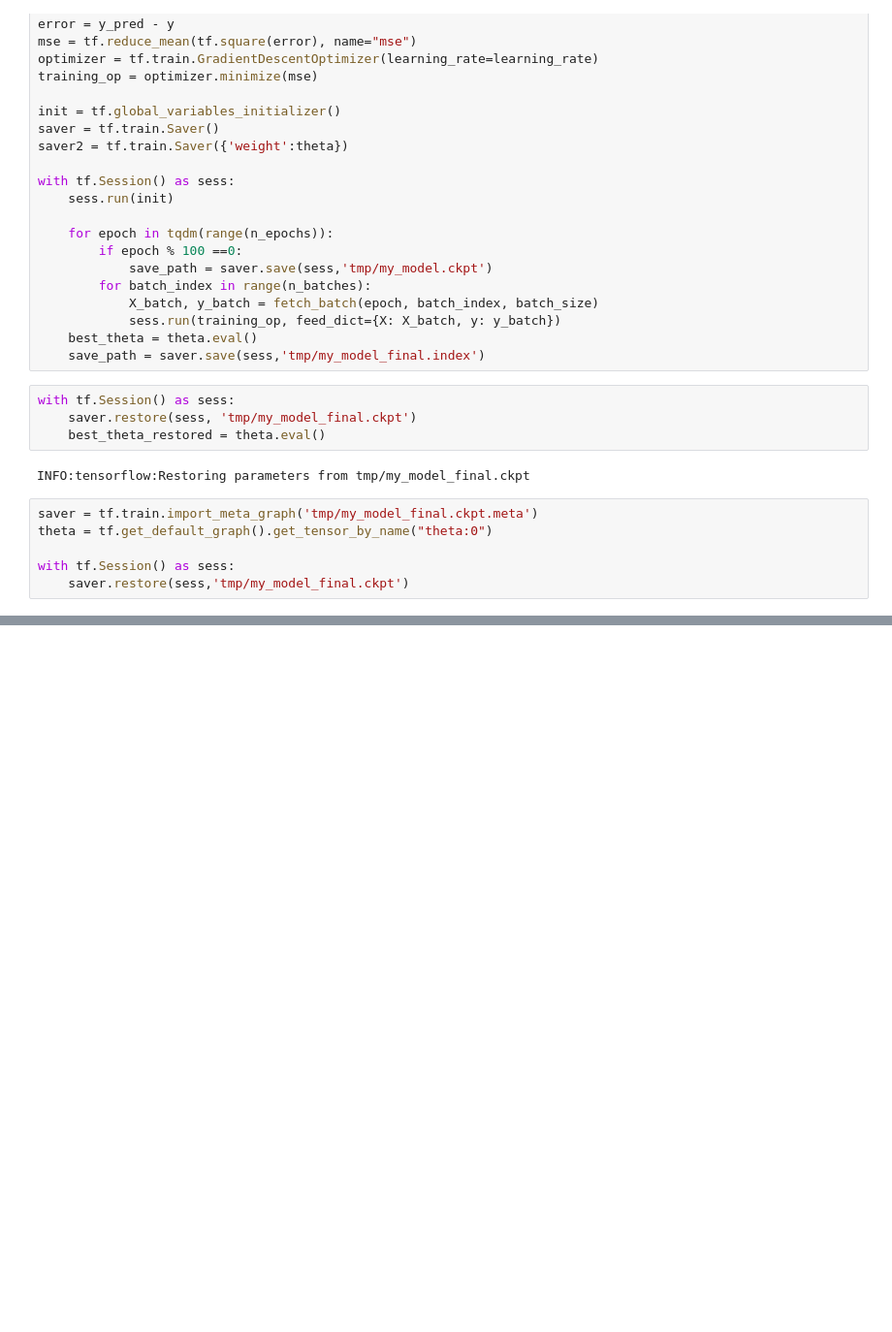
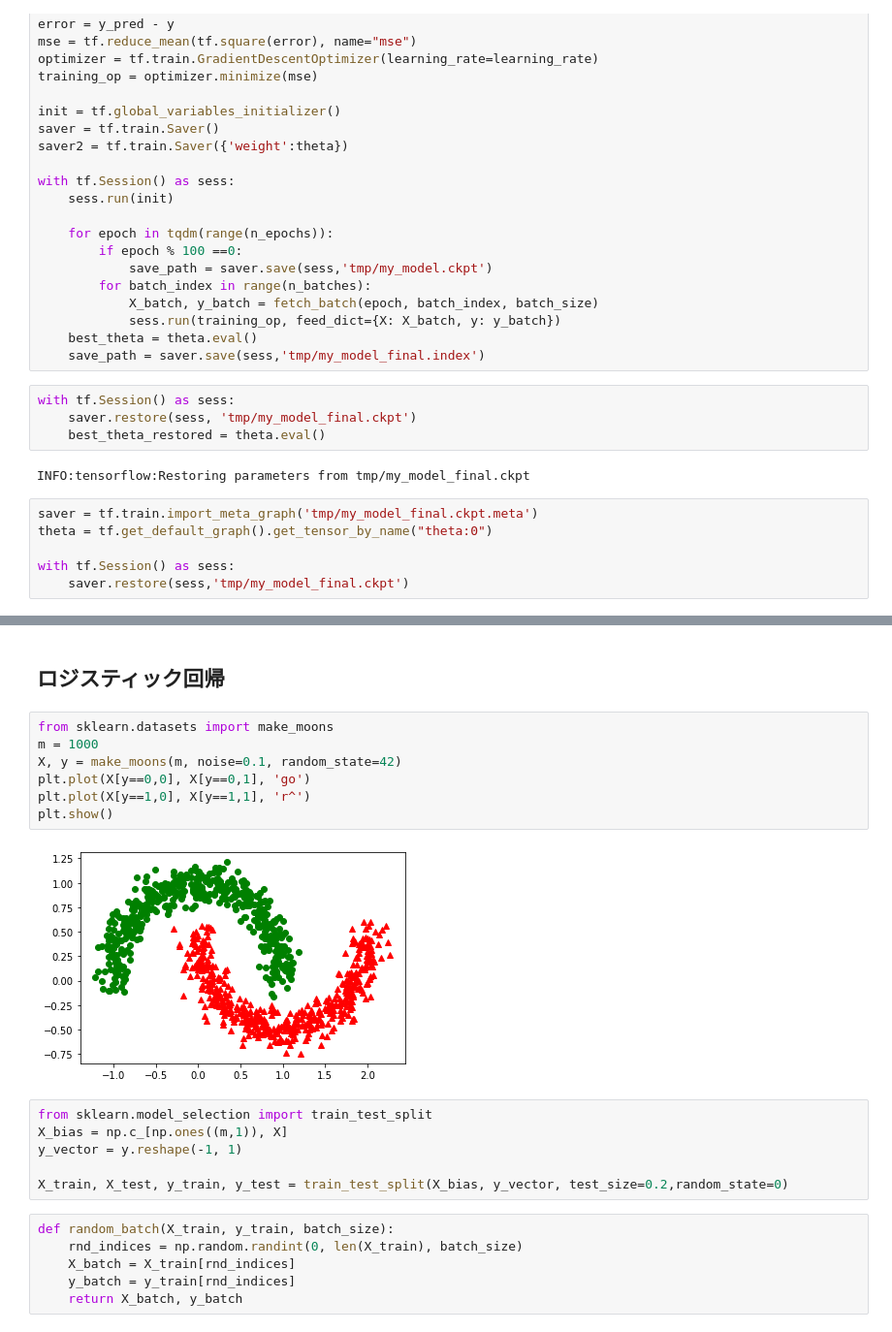
Before and after one commit to nsakki55/tech-notes, a Jupyter notebook: handson-ml/mycode/TF_session.ipynb, the cells around one changed output, grey strips where cells are left out. Shown: that part at 97% size. Cells and saved outputs as stored; diff of their text form; blank space fills up the shorter version.

```diff
--- a/handson-ml/mycode/TF_session.ipynb
+++ b/handson-ml/mycode/TF_session.ipynb
@@ -204,0 +407,23 @@ with tf.Session() as sess:
+# %% [markdown]
+## ロジスティック回帰
+# %%
+from sklearn.datasets import make_moons
+m = 1000
+X, y = make_moons(m, noise=0.1, random_state=42)
+plt.plot(X[y==0,0], X[y==0,1], 'go')
+plt.plot(X[y==1,0], X[y==1,1], 'r^')
+plt.show()
+# %% [output]
+[figure, added]
+# %%
+from sklearn.model_selection import train_test_split
+X_bias = np.c_[np.ones((m,1)), X]
+y_vector = y.reshape(-1, 1)
+
+X_train, X_test, y_train, y_test = train_test_split(X_bias, y_vector, test_size=0.2,random_state=0)
+# %%
+def random_batch(X_train, y_train, batch_size):
+    rnd_indices = np.random.randint(0, len(X_train), batch_size)
+    X_batch = X_train[rnd_indices]
+    y_batch = y_train[rnd_indices]
+    return X_batch, y_batch
```
Also changed, not shown: parts of 21 cells of this notebook, 21 other files.
